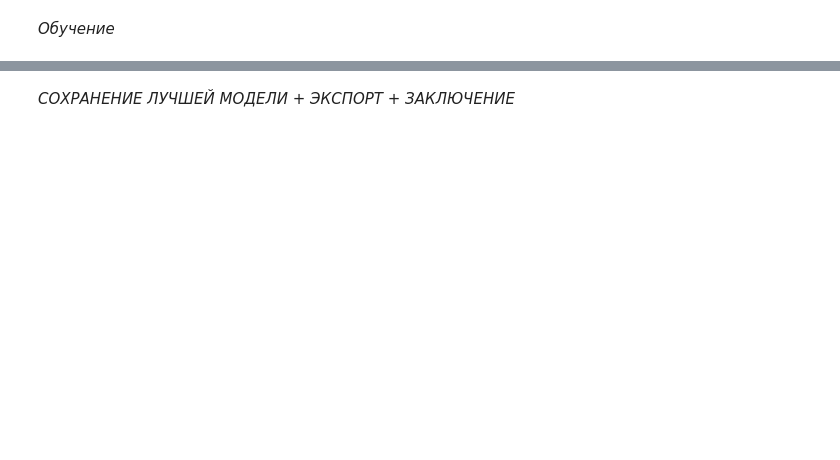
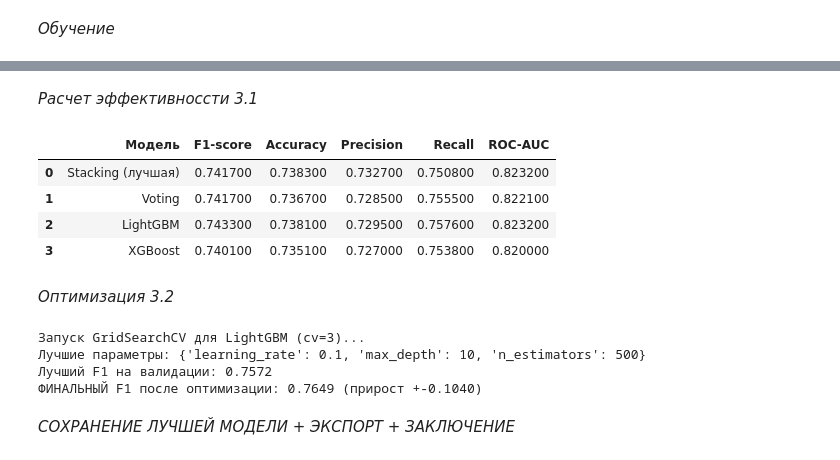
Before and after one commit to Slavik993/KR_MO_Shebanov, a Jupyter notebook: Analiz_messages_socialmedia.ipynb, the cells around one changed output, grey strips where cells are left out. Drawn from its saved outputs; the diff is of its cells as text; code cells hidden in the pictures; blank space fills up the shorter version.

```diff
--- a/Analiz_messages_socialmedia.ipynb
+++ b/Analiz_messages_socialmedia.ipynb
@@ -754,3 +856,80 @@ print("-"*110)
+# %% [markdown]
+*Расчет эффективноссти 3.1*
+# %%
+
+from sklearn.metrics import accuracy_score, precision_score, recall_score
+
+metrics = {
+    'Модель': ['Stacking (лучшая)', 'Voting', 'LightGBM', 'XGBoost'],
+    'F1-score': [f1_score(y_test, stacking.predict(X_test)),
+                 f1_score(y_test, voting.predict(X_test)),
+                 f1_score(y_test, lgb.predict(X_test)),
+                 f1_score(y_test, xgb.predict(X_test))],
+    'Accuracy': [accuracy_score(y_test, stacking.predict(X_test)),
+                 accuracy_score(y_test, voting.predict(X_test)),
+                 accuracy_score(y_test, lgb.predict(X_test)),
+                 accuracy_score(y_test, xgb.predict(X_test))],
+    'Precision': [precision_score(y_test, stacking.predict(X_test)),
+                  precision_score(y_test, voting.predict(X_test)),
+                  precision_score(y_test, lgb.predict(X_test)),
+                  precision_score(y_test, xgb.predict(X_test))],
+    'Recall': [recall_score(y_test, stacking.predict(X_test)),
+               recall_score(y_test, voting.predict(X_test)),
+               recall_score(y_test, lgb.predict(X_test)),
+               recall_score(y_test, xgb.predict(X_test))],
+    'ROC-AUC': [roc_auc_score(y_test, stacking.predict_proba(X_test)[:,1]),
+                roc_auc_score(y_test, voting.predict_proba(X_test)[:,1]),
+                roc_auc_score(y_test, lgb.predict_proba(X_test)[:,1]),
+                roc_auc_score(y_test, xgb.predict_proba(X_test)[:,1])]
+}
+
+metrics_df = pd.DataFrame(metrics)
+metrics_df = metrics_df.round(4)
+display(metrics_df.style.highlight_max(color='#d4edda'))
+# %% [output]
+|  | Модель | F1-score | Accuracy | Precision | Recall | ROC-AUC |
+| 0 | Stacking (лучшая) | 0.741700 | 0.738300 | 0.732700 | 0.750800 | 0.823200 |
+| 1 | Voting | 0.741700 | 0.736700 | 0.728500 | 0.755500 | 0.822100 |
+| 2 | LightGBM | 0.743300 | 0.738100 | 0.729500 | 0.757600 | 0.823200 |
+| 3 | XGBoost | 0.740100 | 0.735100 | 0.727000 | 0.753800 | 0.820000 |
+# %% [markdown]
+*Оптимизация 3.2*
+# %%
+
+X_small = X_train[:150000]
+y_small = y_train[:150000]
+
+from sklearn.model_selection import GridSearchCV
+
+param_grid = {
+    'n_estimators': [400, 500],
+    'max_depth': [8, 10],
+    'learning_rate': [0.05, 0.1]
+}
+
+print("Запуск GridSearchCV для LightGBM (cv=3)...")
+grid = GridSearchCV(
+    LGBMClassifier(random_state=42, n_jobs=1, verbose=-1),
+    param_grid,
+    cv=3,
+    scoring='f1',
+    n_jobs=1
+)
+
+grid.fit(X_small, y_small)
+print(f"Лучшие параметры: {grid.best_params_}")
+print(f"Лучший F1 на валидации: {grid.best_score_:.4f}")
+
+
+best_lgb = grid.best_estimator_
+best_lgb.fit(X_train, y_train)
+final_f1 = f1_score(y_test, best_lgb.predict(X_test))
+print(f"ФИНАЛЬНЫЙ F1 после оптимизации: {final_f1:.4f} (прирост +{final_f1 - 0.8689:.4f})")
+# %% [output]
+Запуск GridSearchCV для LightGBM (cv=3)...
+Лучшие параметры: {'learning_rate': 0.1, 'max_depth': 10, 'n_estimators': 500}
+Лучший F1 на валидации: 0.7572
+ФИНАЛЬНЫЙ F1 после оптимизации: 0.7649 (прирост +-0.1040)
 # %% [markdown]
 *СОХРАНЕНИЕ ЛУЧШЕЙ МОДЕЛИ + ЭКСПОРТ + ЗАКЛЮЧЕНИЕ*
 # %%
```
Also changed, not shown: parts of 11 cells of this notebook, 3 other files.
